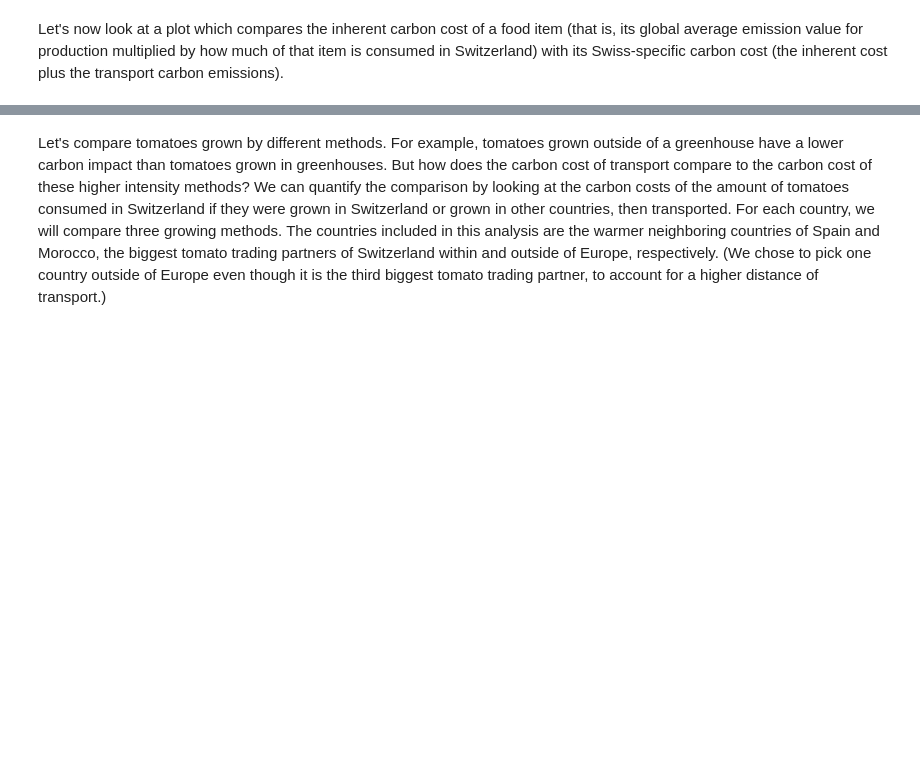
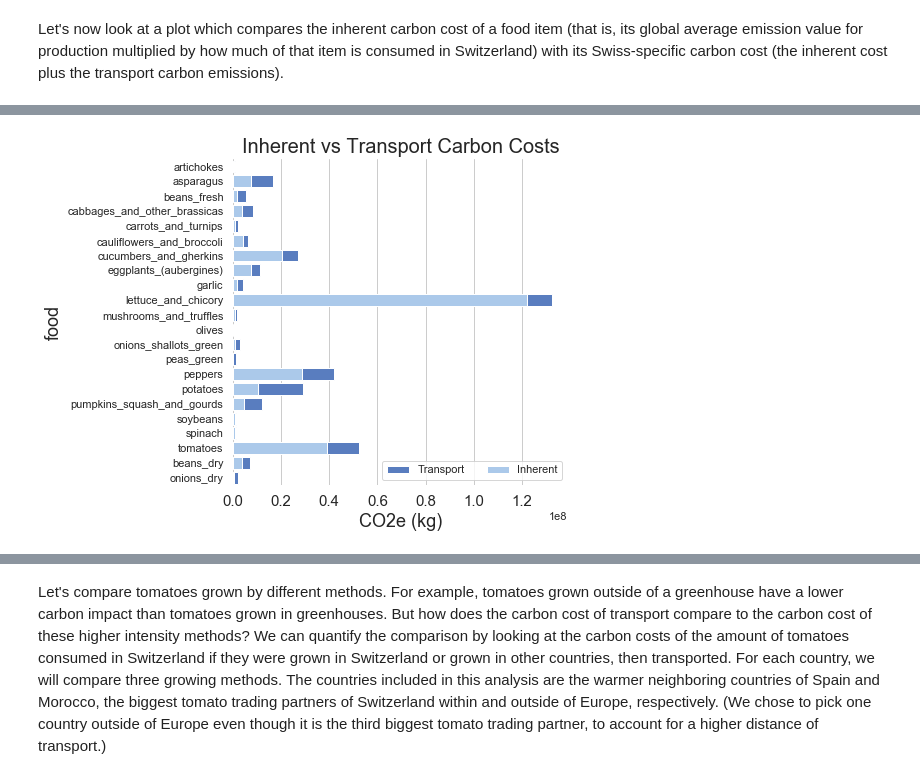
Before and after one commit to valentinoli/ada-2019-project-adagio, a Jupyter notebook: src/project.ipynb, the cells around one changed output, grey strips where cells are left out. Cells and saved outputs as stored; diff of their text form; code cells hidden in the pictures; blank space fills up the shorter version.

```diff
--- a/src/project.ipynb
+++ b/src/project.ipynb
@@ -819,0 +551,4 @@ sns.despine(left=True, bottom=True)
+# %%
+plot_stacked(vegetables_emissions)
+# %% [output]
+[figure, added]
```
Also changed, not shown: parts of 95 cells of this notebook, 4 other files.
